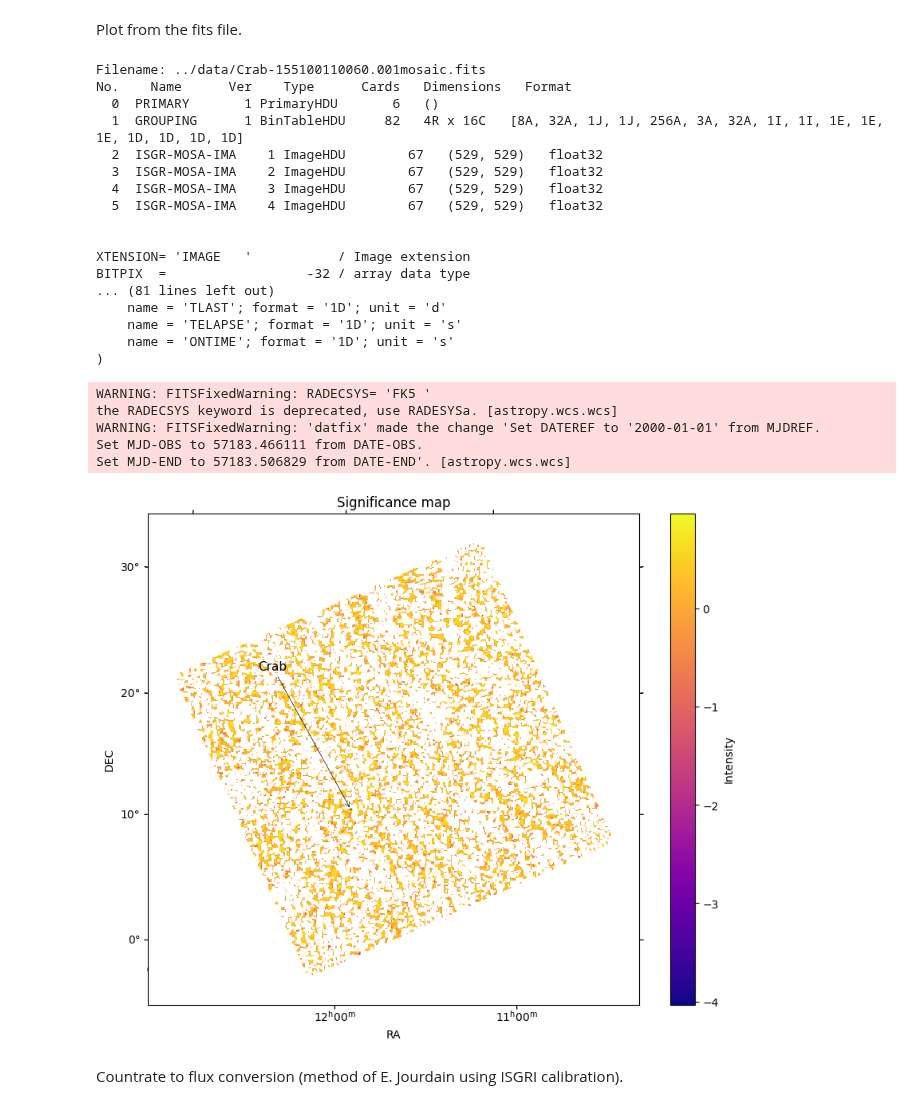
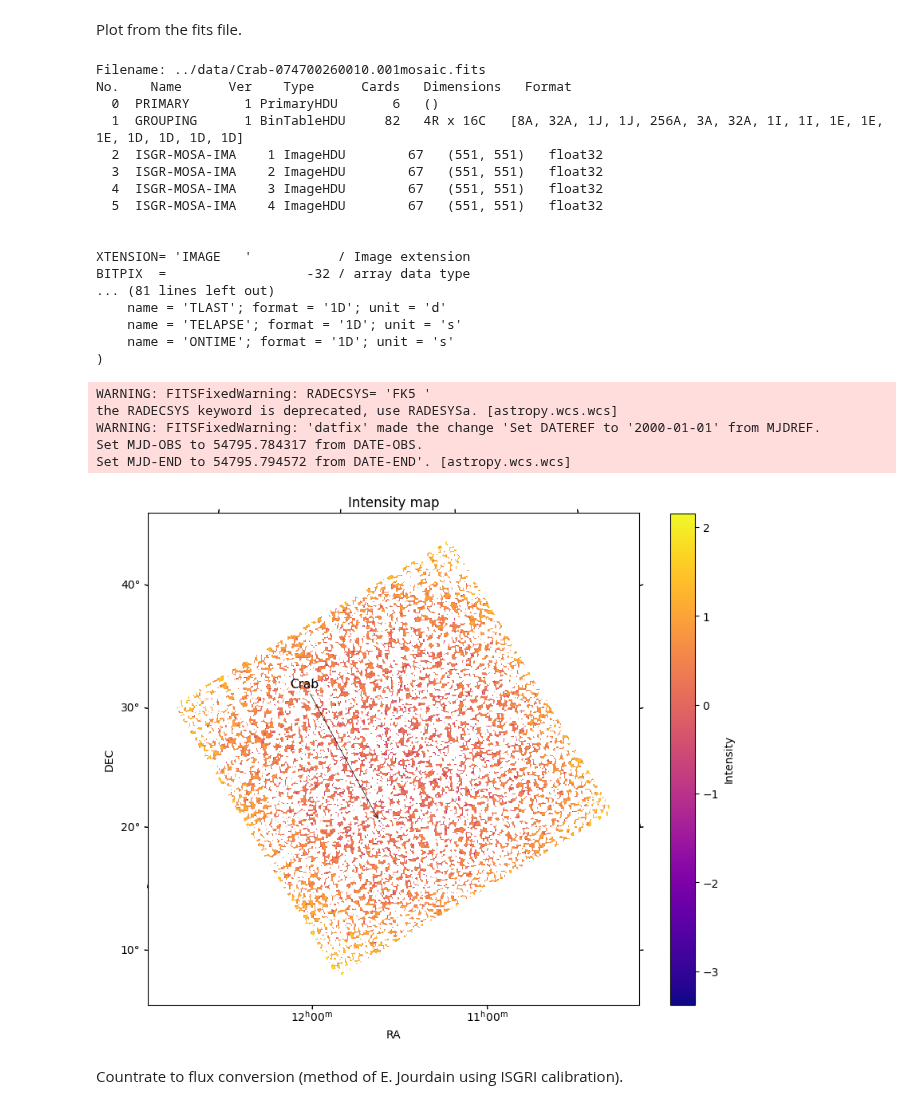
Before and after one commit to interstellxr/jupiter-xray-analysis, a Jupyter notebook: jupiter-xrays/CrabAnalysis.ipynb, the cells around one changed output. Cells and saved outputs as stored; diff of their text form; code cells hidden in the pictures.

```diff
--- a/jupiter-xrays/CrabAnalysis.ipynb
+++ b/jupiter-xrays/CrabAnalysis.ipynb
@@ -140,7 +145,7 @@ Plot from the fits file.
 # %%
 fits_file = f"../data/Crab-{scw_pick}"+"mosaic.fits"
 
-pick = 4  # 2 for image, 3 for variance, 4 for significance and 5 for exposure map
+pick = 2  # 2 for image, 3 for variance, 4 for significance and 5 for exposure map
 
 with fits.open(fits_file) as hdul:
     hdul.info()
@@ -165,7 +170,7 @@ im = ax.imshow(np.log10(image_data), cmap='plasma', origin='lower')
 ax.set_xlabel('RA')
 ax.set_ylabel('DEC')
 
-x, y = wcs.all_world2pix(179.0496826171875, 11.037439346313477, 1)
+x, y = wcs.all_world2pix(ra, dec, 1)
 
 pixel_scale = CD1 * 3600  # pixel size in arcseconds (|CD1_1| from fits header)
 circle_radius_pixels = 7 * 60 / pixel_scale / 2
@@ -185,41 +190,41 @@ ax.annotate(
 title = ""
 if pick == 2:
     title = "Intensity"
 elif pick == 3:
     title = "Variance"
 elif pick == 4:
     title = "Significance"
 elif pick == 5:
     title = "Exposure"
 
 plt.title(title+" map")
 plt.colorbar(im, label="Intensity")
 
 plt.savefig(f"../data/{scw_pick}"+"_"+f"{title}.pdf", format='pdf', bbox_inches='tight')
 # %% [output]
-Filename: ../data/Crab-155100110060.001mosaic.fits
+Filename: ../data/Crab-074700260010.001mosaic.fits
 No.    Name      Ver    Type      Cards   Dimensions   Format
   0  PRIMARY       1 PrimaryHDU       6   ()
   1  GROUPING      1 BinTableHDU     82   4R x 16C   [8A, 32A, 1J, 1J, 256A, 3A, 32A, 1I, 1I, 1E, 1E, 1E, 1D, 1D, 1D, 1D]
-  2  ISGR-MOSA-IMA    1 ImageHDU        67   (529, 529)   float32
-  3  ISGR-MOSA-IMA    2 ImageHDU        67   (529, 529)   float32
-  4  ISGR-MOSA-IMA    3 ImageHDU        67   (529, 529)   float32
-  5  ISGR-MOSA-IMA    4 ImageHDU        67   (529, 529)   float32
+  2  ISGR-MOSA-IMA    1 ImageHDU        67   (551, 551)   float32
+  3  ISGR-MOSA-IMA    2 ImageHDU        67   (551, 551)   float32
+  4  ISGR-MOSA-IMA    3 ImageHDU        67   (551, 551)   float32
+  5  ISGR-MOSA-IMA    4 ImageHDU        67   (551, 551)   float32
 
 
 XTENSION= 'IMAGE   '           / Image extension
 BITPIX  =                  -32 / array data type
 ... (81 lines left out)
     name = 'TLAST'; format = '1D'; unit = 'd'
     name = 'TELAPSE'; format = '1D'; unit = 's'
     name = 'ONTIME'; format = '1D'; unit = 's'
 )
 WARNING: FITSFixedWarning: RADECSYS= 'FK5 '
 the RADECSYS keyword is deprecated, use RADESYSa. [astropy.wcs.wcs]
 WARNING: FITSFixedWarning: 'datfix' made the change 'Set DATEREF to '2000-01-01' from MJDREF.
-Set MJD-OBS to 57183.466111 from DATE-OBS.
-Set MJD-END to 57183.506829 from DATE-END'. [astropy.wcs.wcs]
+Set MJD-OBS to 54795.784317 from DATE-OBS.
+Set MJD-END to 54795.794572 from DATE-END'. [astropy.wcs.wcs]
-[figure, old version]
+[figure, new version]
 # %% [markdown]
 Countrate to flux conversion (method of E. Jourdain using ISGRI calibration).
 # %%
```
Also changed, not shown: parts of 5 cells of this notebook.
